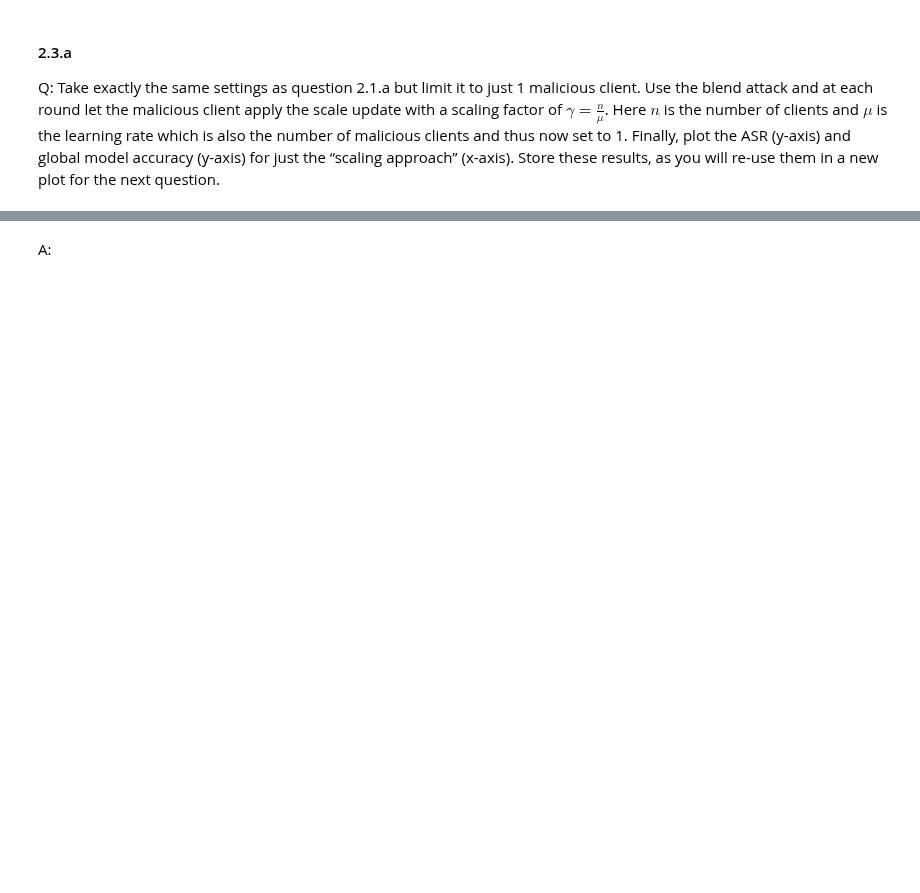
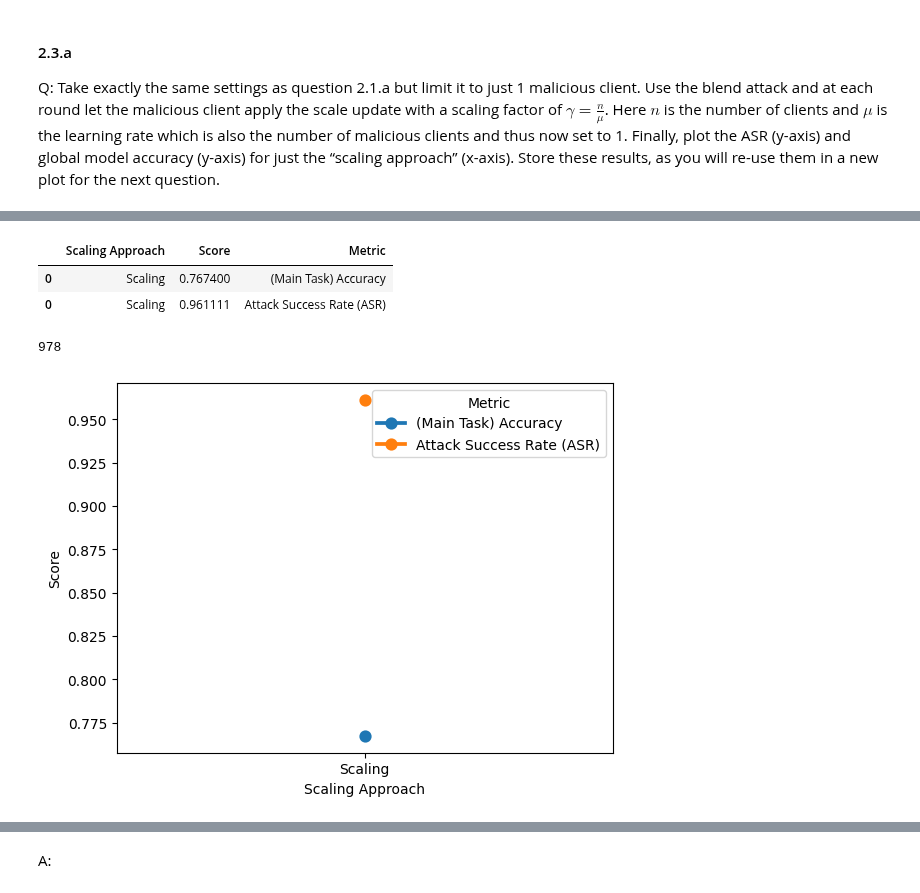
Before and after one commit to daanbrugmans/ru-security-and-privacy-of-machine-learning-23-24, a Jupyter notebook: assignments/assignment-3/assignment-3.ipynb, the cells around one changed output, grey strips where cells are left out. Saved outputs shown, nothing was run; the diff lists cells and outputs as text; code cells hidden in the pictures; blank space fills up the shorter version.

```diff
--- a/assignments/assignment-3/assignment-3.ipynb
+++ b/assignments/assignment-3/assignment-3.ipynb
@@ -577,6 +470,10 @@ class FLSettings:
     malignant_client_poisoning_rate = 0.5
     backdoor_target_class = 0
     backdoor_attack = BlendAttack(source_label=None, target_label=backdoor_target_class)
+    scale_attack = False
+
+    data_mean = torch.from_numpy(np.array([0.4914, 0.4822, 0.4465]))
+    data_std = torch.from_numpy(np.array([0.2023, 0.1994, 0.2010]))
 
     transform_train = transforms.Compose([
         transforms.RandomCrop(32, padding=4),
@@ -689,6 +613,9 @@ def learn_federated() -> tuple[float, float]:
                 COMPUTATION_DEVICE=device
             )
 
+            if (FLSettings.scale_attack) and (client_index in malignant_client_indexes):
+                trained_weights = scale_update(model_state_dict=trained_weights, global_model_state_dict=global_model.neural_network_state_dict)
+
             all_trained_weights.append(trained_weights)
 
         hash_values = src.ModelUtils.get_models_hash(all_trained_weights)
@@ -1034,3 +961,7 @@ and servers.
 A:
 # %% [markdown]
 ### 2.3 Clipping Defense
+# %%
+fl_scaling_df = pd.DataFrame(columns=["Scaling Approach", "Score", "Metric"])
+
+gc.collect()
@@ -1043,3 +976,20 @@ clients and $\mu$ is the learning rate which is also the number of malicious cli
 and thus now set to 1. Finally, plot the ASR (y-axis) and global model accuracy
 (y-axis) for just the “scaling approach” (x-axis). Store these results, as you will
 re-use them in a new plot for the next question.
+# %%
+FLSettings.malignant_client_count = 1
+FLSettings.aggregation_function_name = "FedAvg"
+
+accuracy, asr = learn_federated()
+
+fl_scaling_df = pd.concat([fl_scaling_df, pd.DataFrame.from_dict({
+    "Scaling Approach": ["Scaling"],
+    "Score": [accuracy],
+    "Metric": ["(Main Task) Accuracy"]
+})])
+
+fl_scaling_df = pd.concat([fl_scaling_df, pd.DataFrame.from_dict({
+    "Scaling Approach": ["Scaling"],
+    "Score": [asr],
+    "Metric": ["Attack Success Rate (ASR)"]
+})])
@@ -1045,0 +1018,12 @@ re-use them in a new plot for the next question.
+# %%
+sns.pointplot(data=fl_scaling_df, x="Scaling Approach", y="Score", hue="Metric")
+
+display(fl_scaling_df)
+
+gc.collect()
+# %% [output]
+|  | Scaling Approach | Score | Metric |
+| 0 | Scaling | 0.767400 | (Main Task) Accuracy |
+| 0 | Scaling | 0.961111 | Attack Success Rate (ASR) |
+978
+[figure, added]
```
Also changed, not shown: parts of 21 cells of this notebook, 2 other files.
